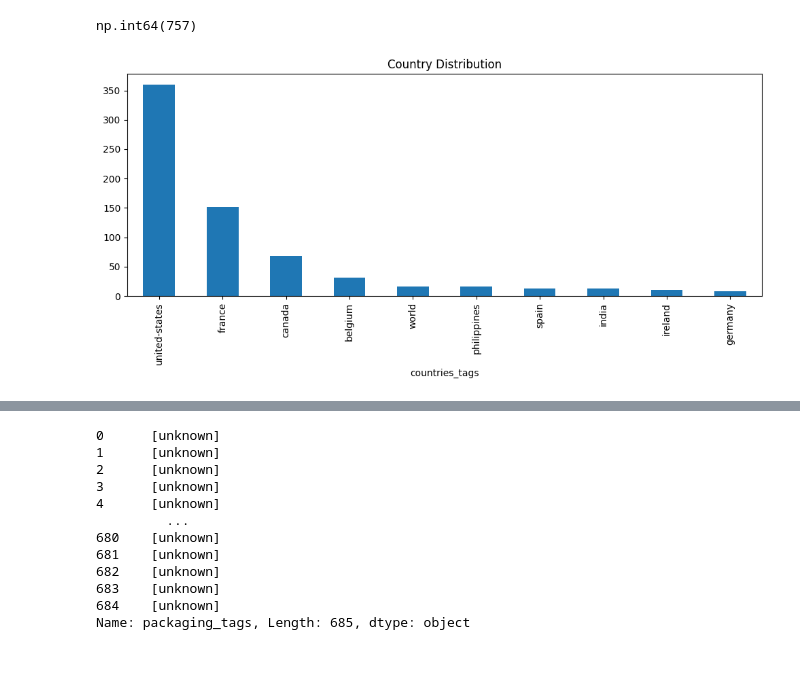
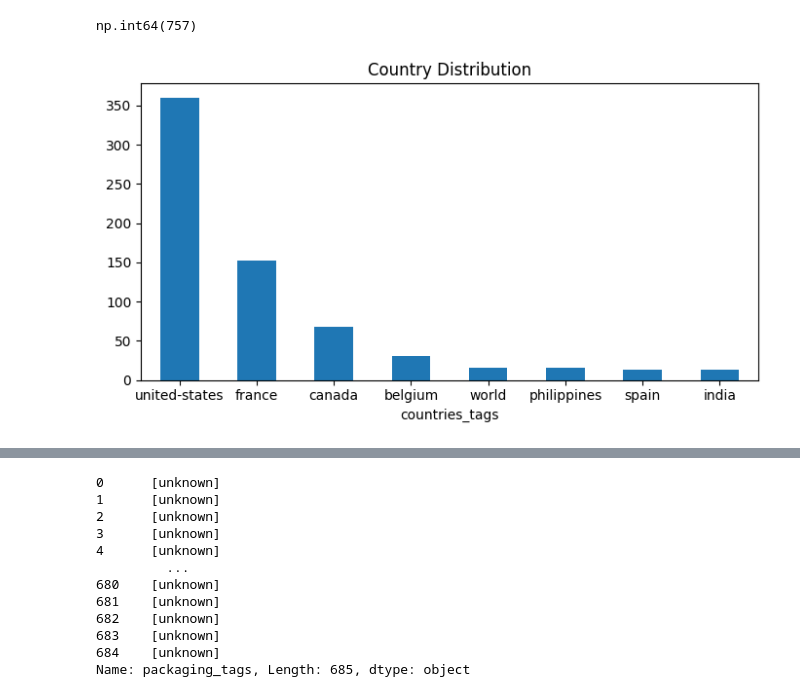
Before and after one commit to Codon-s/cpg-product-intelligence, a Jupyter notebook: AS_MM_Analysis.ipynb, the cells around one changed output, grey strips where cells are left out. Drawn from its saved outputs; the diff is of its cells as text; code cells hidden in the pictures; blank space fills up the shorter version.

```diff
--- a/AS_MM_Analysis.ipynb
+++ b/AS_MM_Analysis.ipynb
@@ -212,12 +208,13 @@ exploded_countries.value_counts().sum()
 # %% [output]
 np.int64(757)
 # %%
-plt.figure(figsize=(10,5))
+plt.figure(figsize=(7,4))
 
-exploded_countries.value_counts().head(10).plot(kind='bar')
+exploded_countries.value_counts().head(8).plot(kind='bar')
 
 plt.title("Country Distribution")
+plt.xticks(rotation = 0)
 plt.tight_layout()
 plt.show()
 # %% [output]
-[figure, old version]
+[figure, new version]
```
Also changed, not shown: parts of 74 cells of this notebook.
